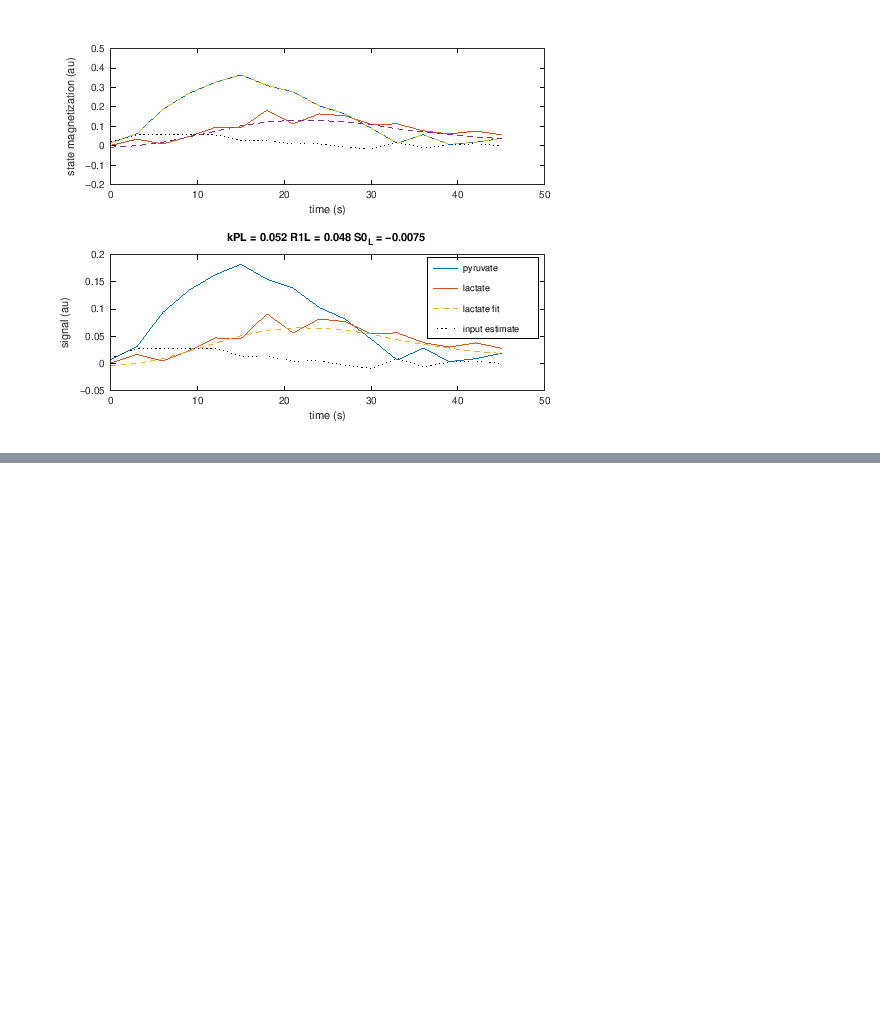
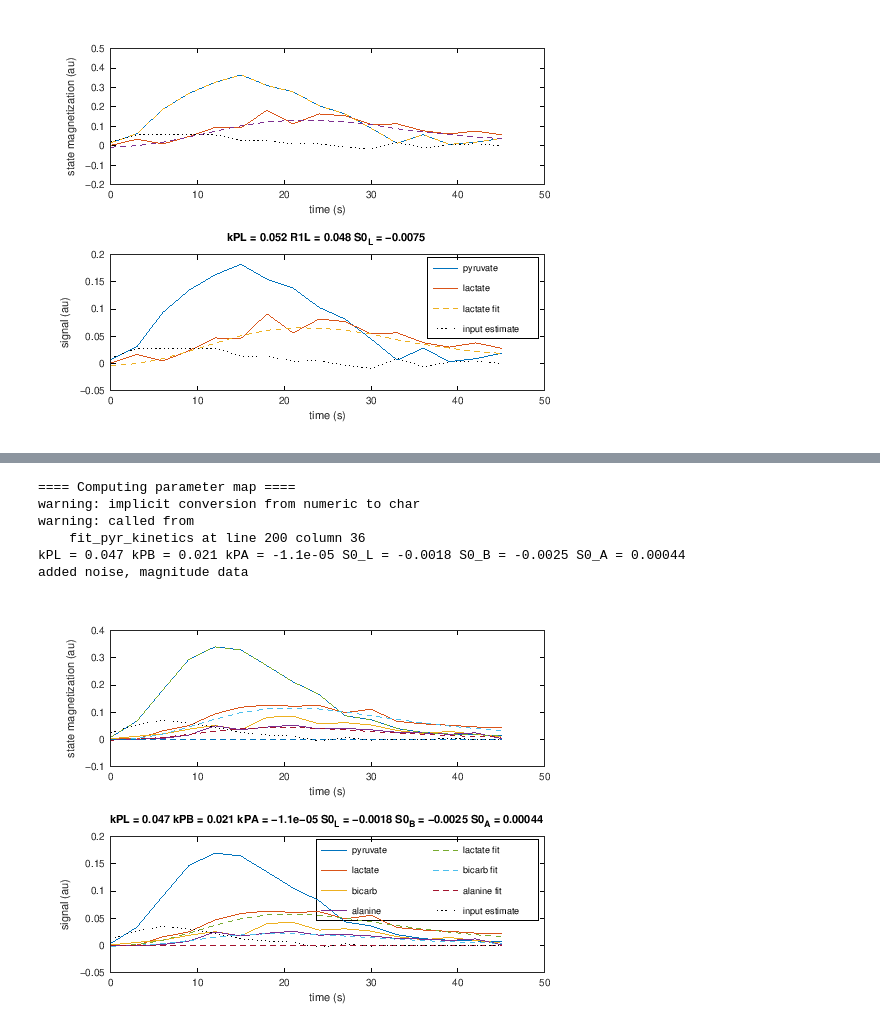
Before and after one commit to LarsonLab/hyperpolarized-mri-toolbox, a Jupyter notebook: kinetic_modeling/test_fitting.ipynb, the cells around one changed output, grey strips where cells are left out. Saved outputs shown, nothing was run; the diff lists cells and outputs as text; code cells hidden in the pictures; blank space fills up the shorter version.

```diff
--- a/kinetic_modeling/test_fitting.ipynb
+++ b/kinetic_modeling/test_fitting.ipynb
@@ -215,0 +282,14 @@ added noise, magnitude data
+# %%
+% added noise, magnitude data
+% NOTE that this requires an estimate of the noise
+
+[params_fit_noise_mag Sfit_noise_mag] = fit_function(abs(Sn), TR, flips_4site, params_fixed, params_est, std_noise, plot_fits);
+disp('added noise, magnitude data')
+# %% [output]
+==== Computing parameter map ====
+warning: implicit conversion from numeric to char
+warning: called from
+    fit_pyr_kinetics at line 200 column 36
+kPL = 0.047 kPB = 0.021 kPA = -1.1e-05 S0_L = -0.0018 S0_B = -0.0025 S0_A = 0.00044
+added noise, magnitude data
+[figure, added]
```
Also changed, not shown: parts of 8 cells of this notebook, 1 other file.
